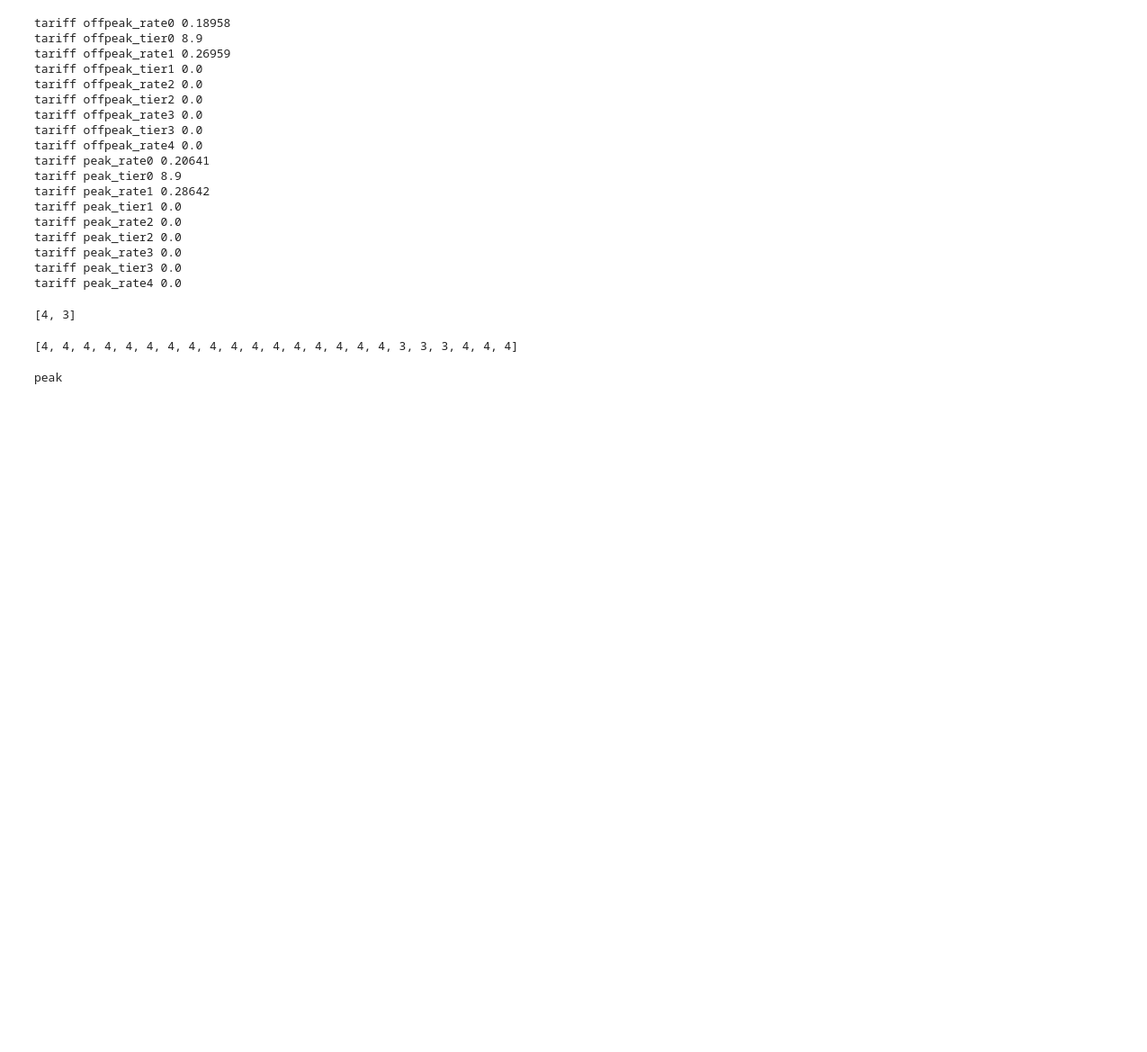
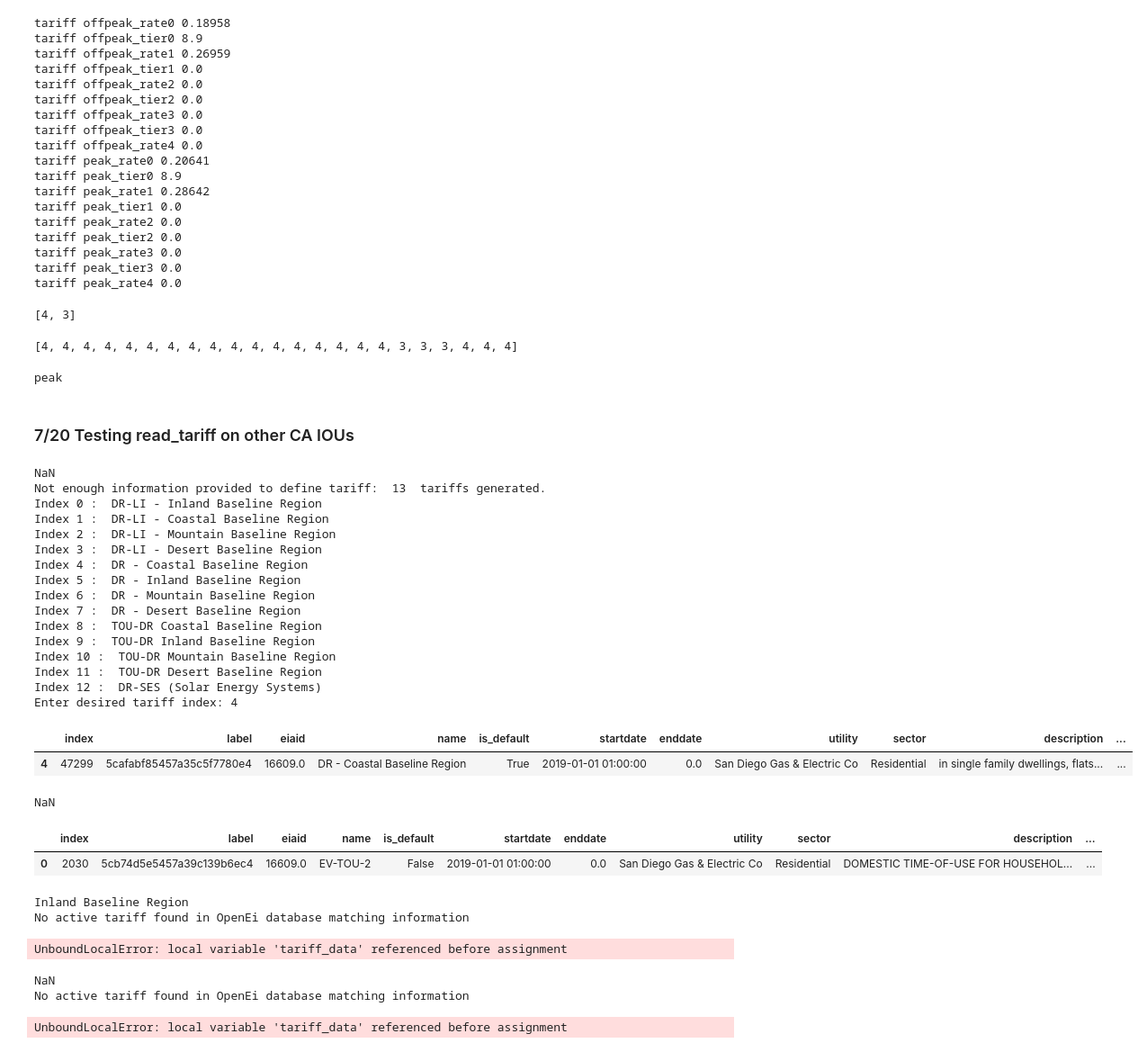
Before and after one commit to arras-energy/gridlabd-template, a Jupyter notebook: US/CA/SLAC/tariff_design/Tariff Query.ipynb, the cells around one changed output. Shown at 90% size. Cells and saved outputs as stored; diff of their text form; code cells hidden in the pictures; blank space fills up the shorter version.

Commit message:
Tested tariff finding fnc with other CA IOUs

```diff
--- a/US/CA/SLAC/tariff_design/Tariff Query.ipynb
+++ b/US/CA/SLAC/tariff_design/Tariff Query.ipynb
@@ -1693,3 +1693,5 @@ else:
 print(string)
 # %% [output]
 peak
+# %% [markdown]
+### 7/20 Testing read_tariff on other CA IOUs
@@ -1695,0 +1753,39 @@ peak
+# %%
+read_tariff("tariff_library_config.csv", 6)
+# %% [output]
+NaN
+Not enough information provided to define tariff:  13  tariffs generated.
+Index 0 :  DR-LI - Inland Baseline Region
+Index 1 :  DR-LI - Coastal Baseline Region
+Index 2 :  DR-LI - Mountain Baseline Region
+Index 3 :  DR-LI - Desert Baseline Region
+Index 4 :  DR - Coastal Baseline Region
+Index 5 :  DR - Inland Baseline Region
+Index 6 :  DR - Mountain Baseline Region
+Index 7 :  DR - Desert Baseline Region
+Index 8 :  TOU-DR Coastal Baseline Region
+Index 9 :  TOU-DR Inland Baseline Region
+Index 10 :  TOU-DR Mountain Baseline Region
+Index 11 :  TOU-DR Desert Baseline Region
+Index 12 :  DR-SES (Solar Energy Systems)
+Enter desired tariff index: 4
+|  | index | label | eiaid | name | is_default | startdate | enddate | utility | sector | description | ... |
+| 4 | 47299 | 5cafabf85457a35c5f7780e4 | 16609.0 | DR - Coastal Baseline Region | True | 2019-01-01 01:00:00 | 0.0 | San Diego Gas & Electric Co | Residential | in single family dwellings, flats... | ... |
+# %%
+read_tariff("tariff_library_config.csv", 7)
+# %% [output]
+NaN
+|  | index | label | eiaid | name | is_default | startdate | enddate | utility | sector | description | ... |
+| 0 | 2030 | 5cb74d5e5457a39c139b6ec4 | 16609.0 | EV-TOU-2 | False | 2019-01-01 01:00:00 | 0.0 | San Diego Gas & Electric Co | Residential | DOMESTIC TIME-OF-USE FOR HOUSEHOL... | ... |
+# %%
+read_tariff("tariff_library_config.csv", 8)
+# %% [output]
+Inland Baseline Region
+No active tariff found in OpenEi database matching information
+UnboundLocalError: local variable 'tariff_data' referenced before assignment
+# %%
+read_tariff("tariff_library_config.csv", 8)
+# %% [output]
+NaN
+No active tariff found in OpenEi database matching information
+UnboundLocalError: local variable 'tariff_data' referenced before assignment
```
Also changed, not shown: parts of 7 cells of this notebook.
